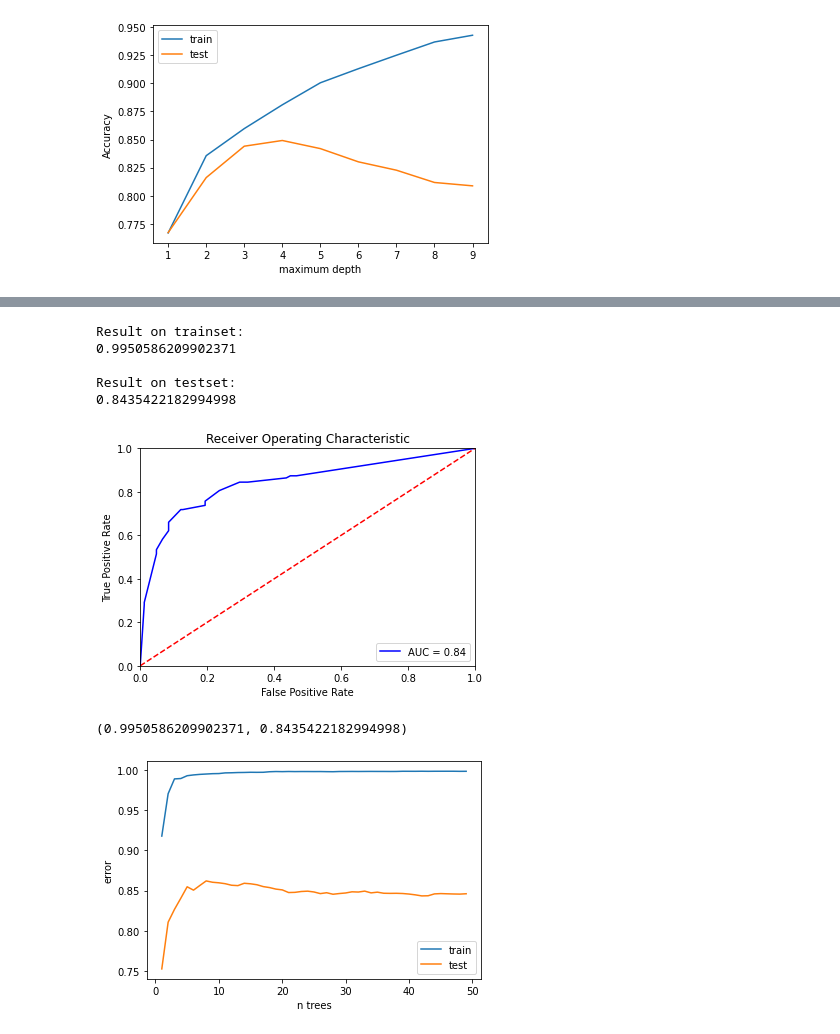
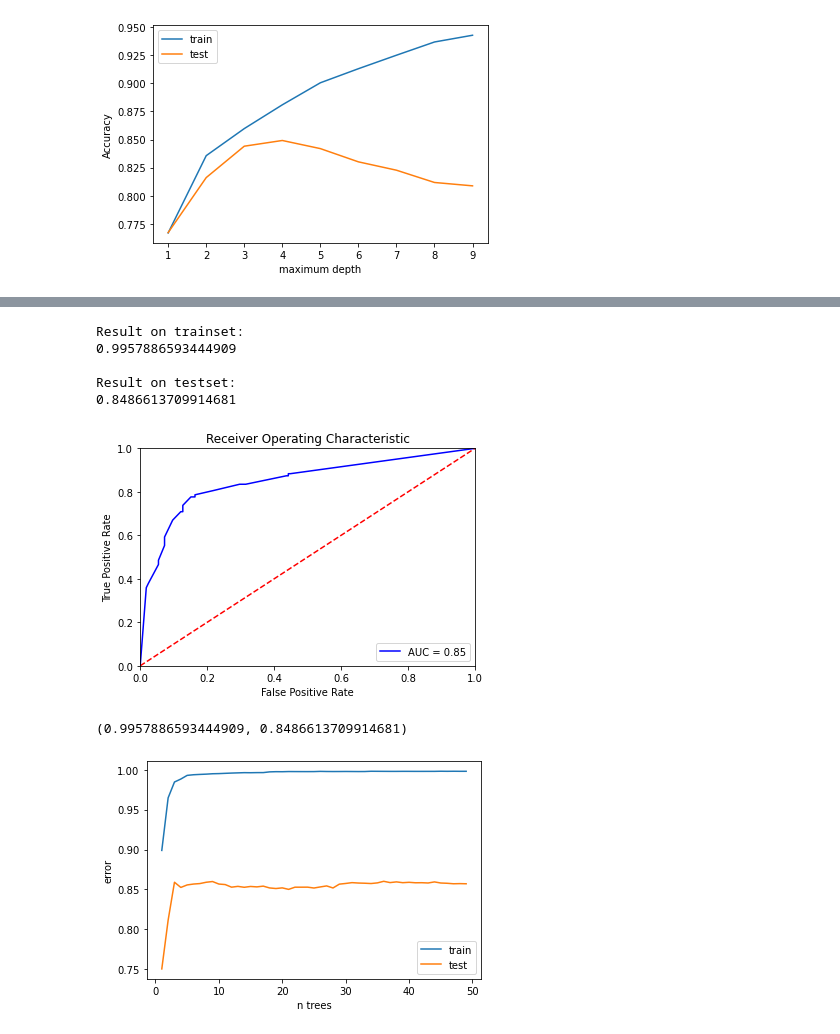
Before and after one commit to JelmerSurewaard/ML, a Jupyter notebook: Titanic/Notebook.ipynb, the cells around one changed output, grey strips where cells are left out. Saved outputs shown, nothing was run; the diff lists cells and outputs as text; code cells hidden in the pictures.

Commit message:
results model

```diff
--- a/Titanic/Notebook.ipynb
+++ b/Titanic/Notebook.ipynb
@@ -209,21 +209,21 @@ plot_tree(dt, featuresModel1)
 # %%
 #random forest
 from sklearn.ensemble import RandomForestClassifier
 
-#featuresModelRF = ['Age', 'Sex', 'Pclass', 'Fare', 'SibSp', 'Parch']
-featuresModelRF = ['Age', 'Sex', 'Pclass', 'Fare']
+featuresModelRF = ['Age', 'Sex', 'Pclass', 'Fare', 'SibSp', 'Parch']
+#featuresModelRF = ['Age', 'Sex', 'Pclass', 'Fare']
 forest = RandomForestClassifier(n_estimators=9, random_state = 67)
 forest.fit(df_train[featuresModelRF], df_train['Survived'])
 
 apply_model(forest, featuresModelRF, show_auroc=True)
 # %% [output]
 Result on trainset:
-0.9950586209902371
+0.9957886593444909
 
 Result on testset:
-0.8435422182994998
+0.8486613709914681
-[figure, old version]
+[figure, new version]
-(0.9950586209902371, 0.8435422182994998)
+(0.9957886593444909, 0.8486613709914681)
 # %%
 # error visualisation
 err_train = []
@@ -244,4 +244,4 @@ plt.xlabel('n trees')
 plt.ylabel('error')
 plt.show()
 # %% [output]
-[figure, old version]
+[figure, new version]
```
Also changed, not shown: parts of 1 cell of this notebook, 1 other file.
